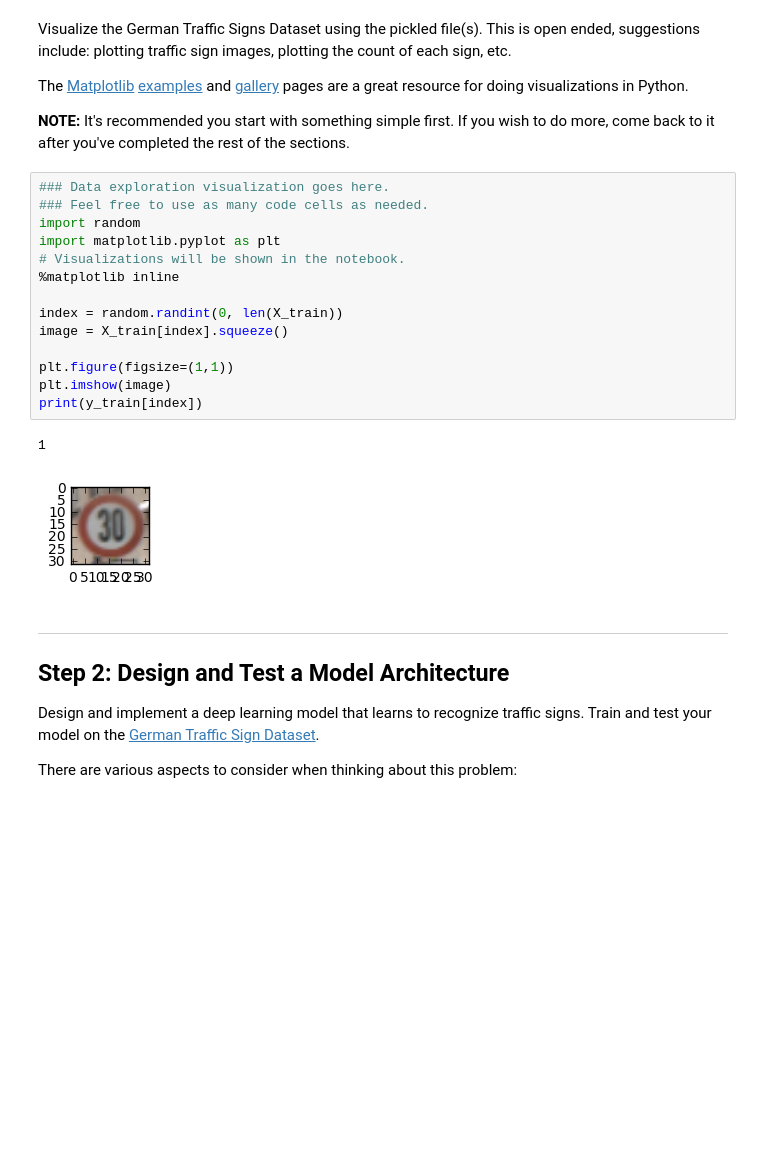
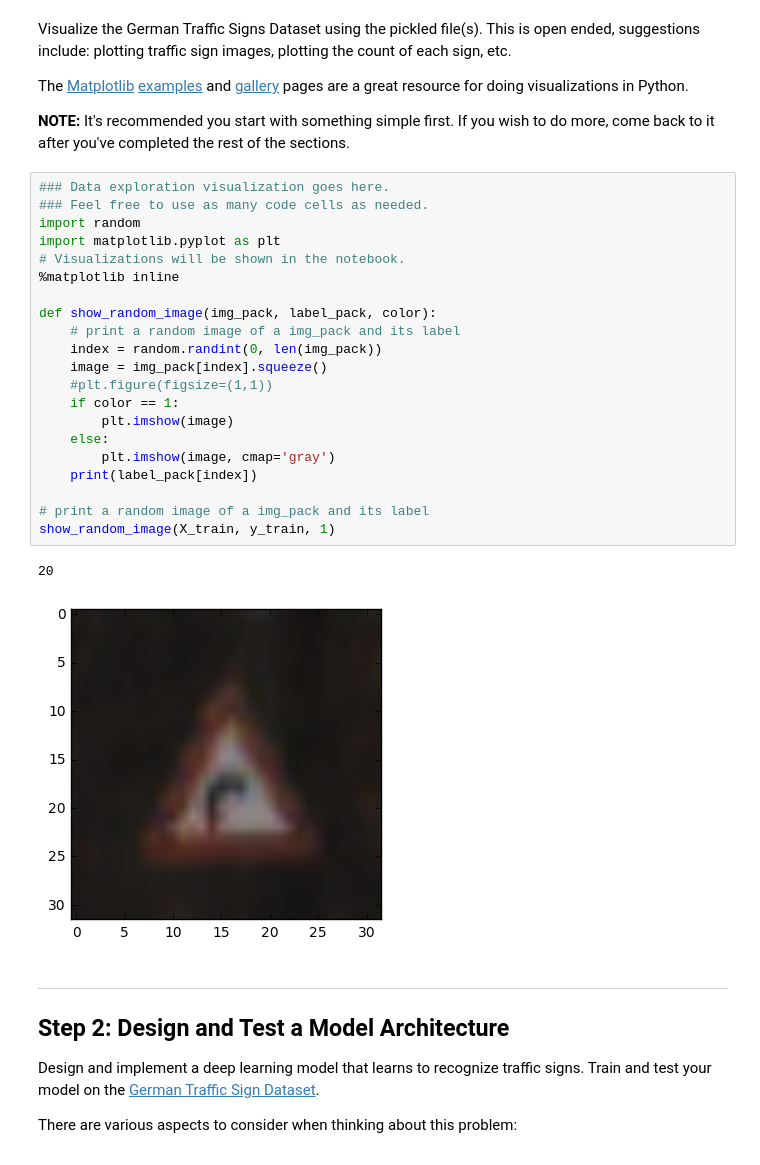
Before and after one commit to gada1982/CarND-Traffic-Sign-Classifier-Project, a Jupyter notebook: Traffic_Sign_Classifier.ipynb, the cells around one changed output. Drawn from its saved outputs; the diff is of its cells as text; blank space fills up the shorter version.

```diff
--- a/Traffic_Sign_Classifier.ipynb
+++ b/Traffic_Sign_Classifier.ipynb
@@ -84,20 +89,27 @@ The [Matplotlib](http://matplotlib.org/) [examples](http://matplotlib.org/exampl
 # %%
 ### Data exploration visualization goes here.
 ### Feel free to use as many code cells as needed.
 import random
 import matplotlib.pyplot as plt
 # Visualizations will be shown in the notebook.
 %matplotlib inline
 
-index = random.randint(0, len(X_train))
-image = X_train[index].squeeze()
+def show_random_image(img_pack, label_pack, color):
+    # print a random image of a img_pack and its label
+    index = random.randint(0, len(img_pack))
+    image = img_pack[index].squeeze()
+    #plt.figure(figsize=(1,1))
+    if color == 1:
+        plt.imshow(image)
+    else:
+        plt.imshow(image, cmap='gray')
+    print(label_pack[index])
 
-plt.figure(figsize=(1,1))
-plt.imshow(image)
-print(y_train[index])
+# print a random image of a img_pack and its label
+show_random_image(X_train, y_train, 1)
 # %% [output]
-1
+20
-[figure, old version]
+[figure, new version]
 # %% [markdown]
 ----
 
```
Also changed, not shown: parts of 9 cells of this notebook.
